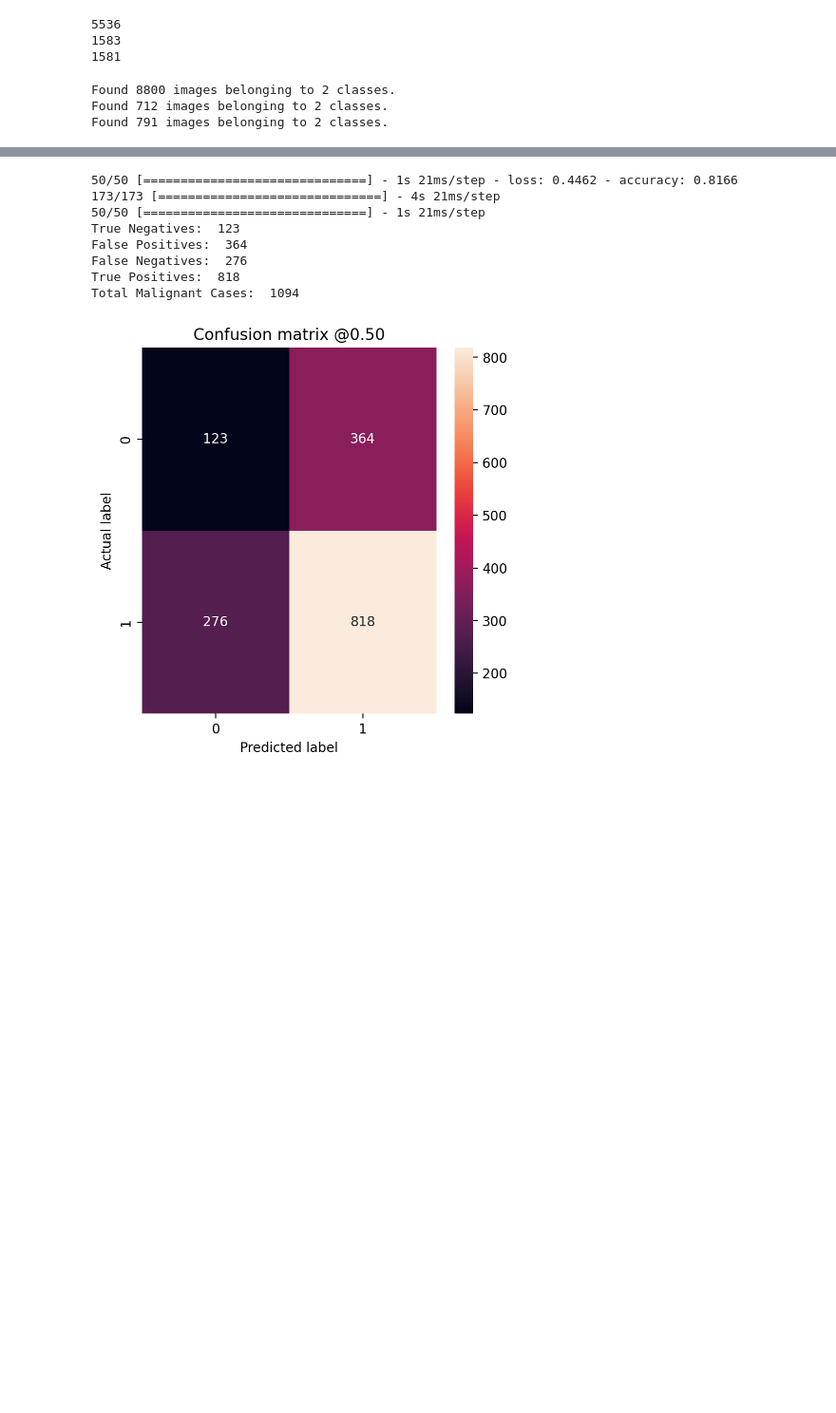
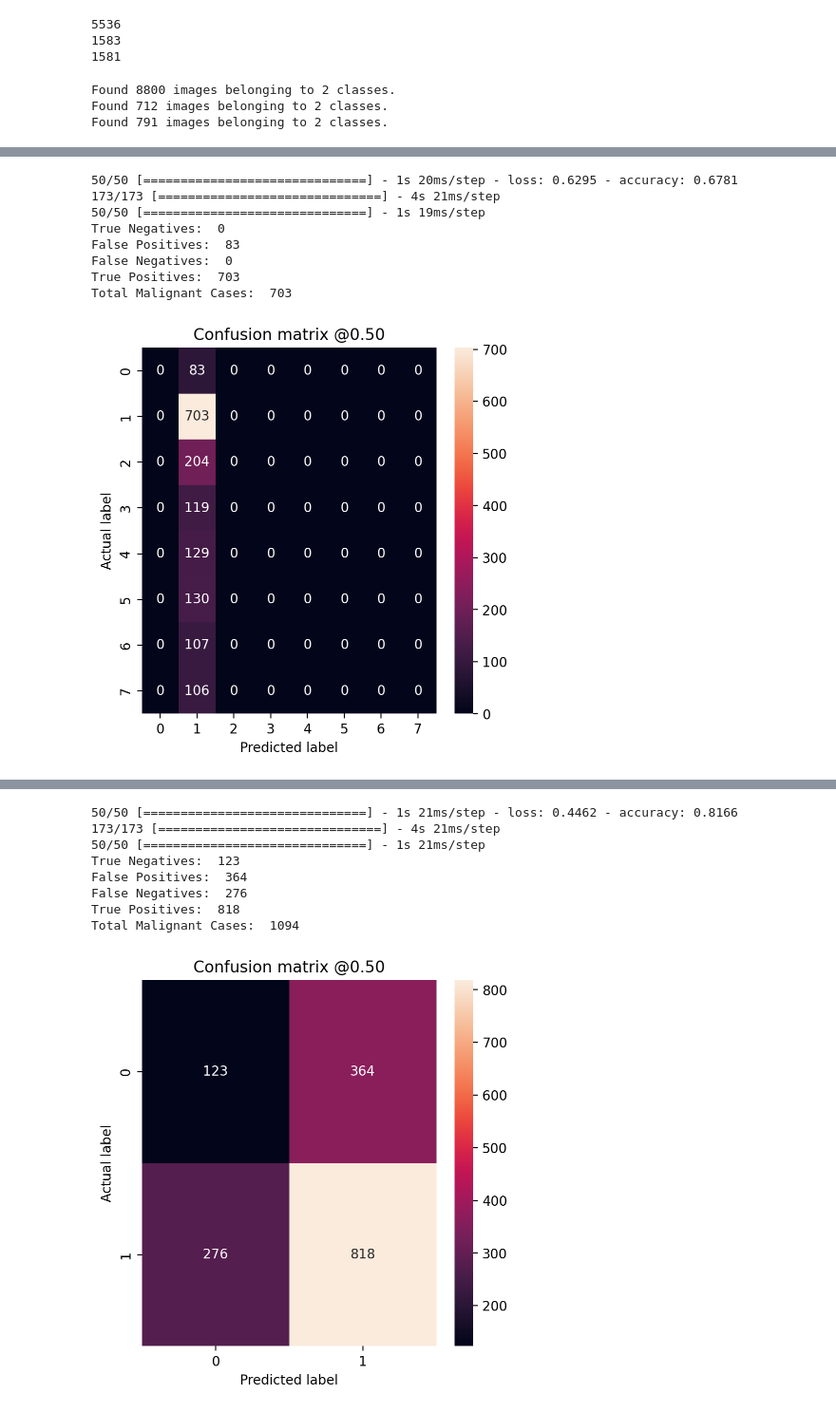
Before and after one commit to NickBrath/Computer-Vision-281-Final-Project, a Jupyter notebook: notebooks/leen_models_notebook.ipynb, the cells around one changed output, grey strips where cells are left out. Shown at 95% size. Drawn from its saved outputs; the diff is of its cells as text; code cells hidden in the pictures; blank space fills up the shorter version.

```diff
--- a/notebooks/leen_models_notebook.ipynb
+++ b/notebooks/leen_models_notebook.ipynb
@@ -1281,0 +1286,8 @@ tf.keras.applications.ResNet50()
+# %%
+resnet_model = tf.keras.applications.ResNet50(
+    include_top = False,
+    input_shape = (128, 128, 3)
+)
+
+for layer in resnet_model.layers[0:-10]: layer.trainable = False
+for layer in resnet_model.layers[-10:-1]: layer.trainable = True
@@ -1281,0 +1320,2 @@ tf.keras.applications.ResNet50()
+# %%
+weights = model.load_weights("./model_weights/base_model/base_model_weights.index")
@@ -1281,0 +1330,16 @@ tf.keras.applications.ResNet50()
+# %%
+input_shape = (128,128,3)
+find_tune = True
+
+# weights = model.load_weights(r"C:\Users\nickl\Documents\Berkeley\W281\Computer-Vision-281-Final-Project\notebooks\model_weights\base_model")
+
+if True:
+    baseModel = tf.keras.applications.ResNet50(weights = weights, include_top = False, input_tensor=tf.keras.Input(shape=input_shape))
+    headModel = baseModel.output
+    headModel = tf.keras.layers.GlobalAveragePooling2D()(headModel)
+    headModel = tf.keras.layers.Dense(1024, activation = 'relu')(headModel)
+    headModel = tf.keras.layers.Dense(num_classes, activation = 'softmax')(headModel)
+    model = tf.keras.Model(inputs = baseModel.input, outputs = headModel)
+    if fine_tune:
+        for layer in model.layers[0:-10]: layer.trainable = False
+        for layer in model.layers[-10:-1]: layer.trainable = True
@@ -1465,7 +1553,7 @@ def get_optimizer():
 
 
 #Compiling the model
-cancer_model.compile(loss=tf.keras.losses.BinaryCrossentropy(from_logits=False), optimizer = get_optimizer(), metrics = ['accuracy'])
+cancer_model_unbalanced_classes.compile(loss=tf.keras.losses.BinaryCrossentropy(from_logits=False), optimizer = get_optimizer(), metrics = ['accuracy'])
 early_stop = EarlyStopping(monitor='val_loss',patience=5)
 checkpoint = ModelCheckpoint("../models/cancer_model_unbalanced_classes/",save_best_only=True,)
 
@@ -1480,3 +1586,22 @@ history = cancer_model_unbalanced_classes.fit(train_ds_binary,
+# %%
+results = cancer_model_unbalanced_classes.evaluate(test_ds_binary)
+
+train_predictions = (cancer_model_unbalanced_classes.predict(train_ds_binary) > 0.5).astype("int32")
+train_predictions = train_predictions.flatten()
+
+test_predictions = (cancer_model_unbalanced_classes.predict(test_ds_binary) > 0.5).astype("int32")
+test_predictions = test_predictions.flatten()
+plot_cm(test_labels, test_predictions)
+# %% [output]
+50/50 [==============================] - 1s 20ms/step - loss: 0.6295 - accuracy: 0.6781
+173/173 [==============================] - 4s 21ms/step
+50/50 [==============================] - 1s 19ms/step
+True Negatives:  0
+False Positives:  83
+False Negatives:  0
+True Positives:  703
+Total Malignant Cases:  703
+[figure, added]
 # %%
 cancer_model_balanced_classes = create_cancer_model()
 # %% [output]
```
Also changed, not shown: parts of 30 cells of this notebook.
